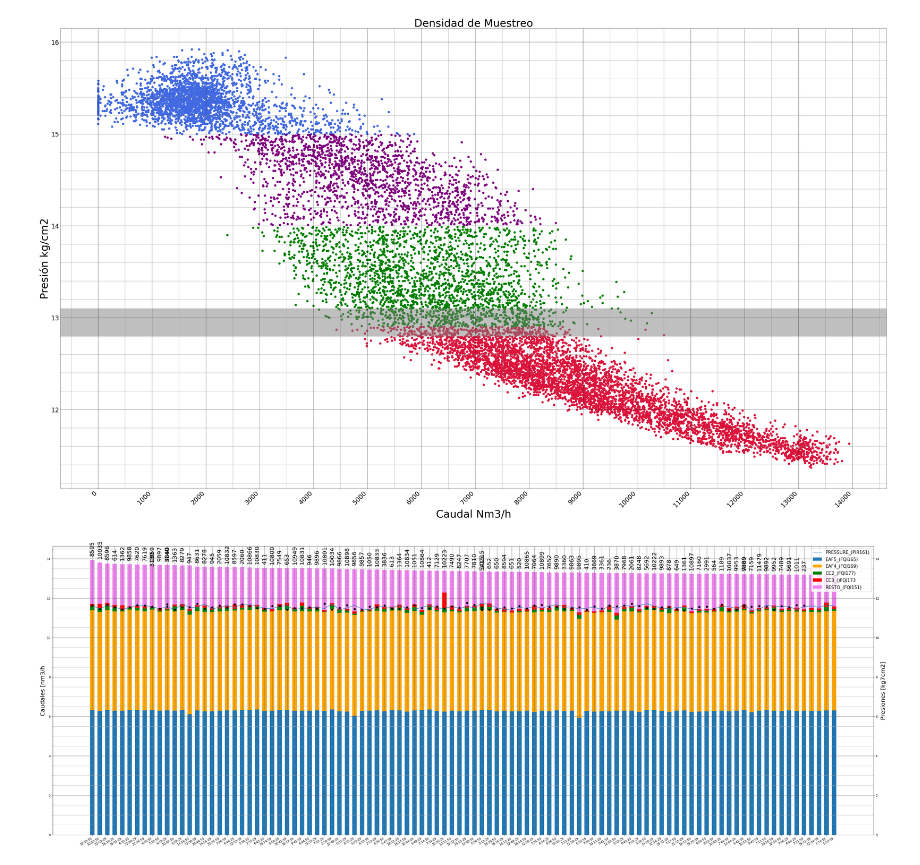
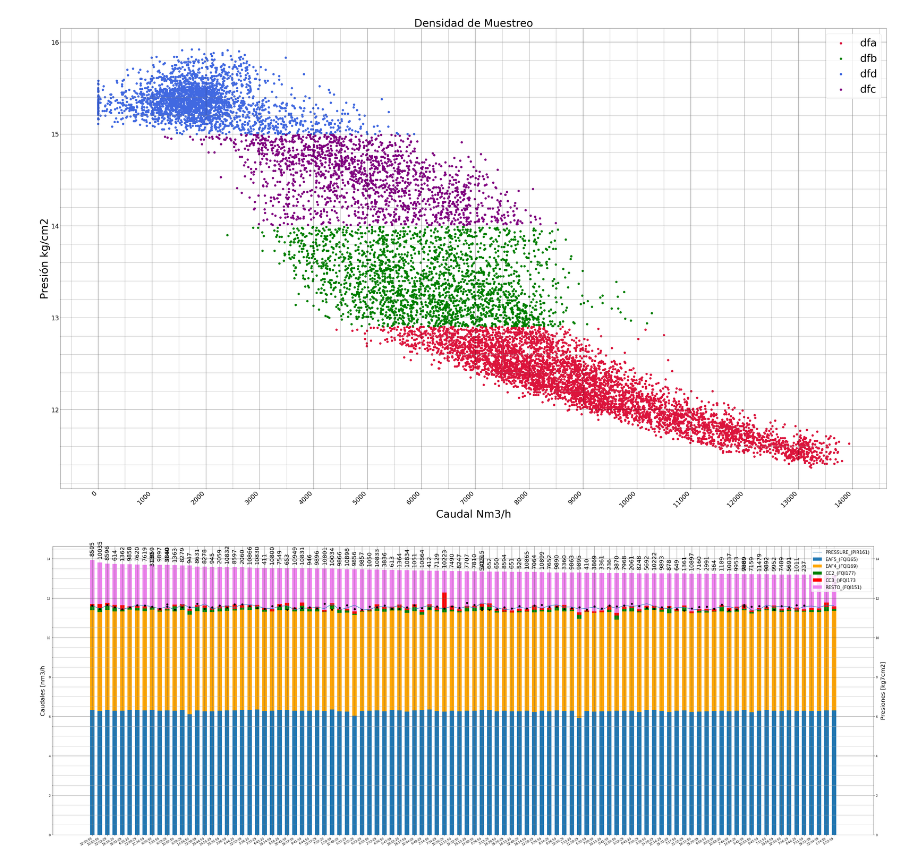
Before and after one commit to JuanCappelletti/Consteel_H06, a Jupyter notebook: ensayo.ipynb, the cells around one changed output. Cells and saved outputs as stored; diff of their text form; code cells hidden in the pictures.

```diff
--- a/ensayo.ipynb
+++ b/ensayo.ipynb
@@ -56,7 +56,7 @@ text='Caudal Nm3/h'
 text1='Presión kg/cm2'
 choice=False
 Secciones = "12.9;14;15" #@param {type:"string"}
-zoom = True #@param {type:"boolean"}
+zoom = False #@param {type:"boolean"}
 Intervalo = "12.8;13.1" #@param {type:"string"}
 
 
@@ -64,7 +64,7 @@ Rangos=np.array(np.mat(Secciones))
 Rangos1=np.array(np.mat(Intervalo))
 
 fig1, ax = plt.subplots(1, figsize=(70,40))
-labels=['dfa','dfb','dfc','dfd','dfz']
+
 #--------Muestreo color------
 dfa = dfx.loc[dfx.loc[:,InstrumentoParametro] <= Rangos[0][0]]
 dfb1= dfx.loc[dfx.loc[:,InstrumentoParametro] < Rangos[1][0]]
@@ -75,42 +75,44 @@ dfd= dfx.loc[dfx.loc[:,InstrumentoParametro] >= Rangos[2][0]]
 
 
 
-ax.scatter(dfa[x],dfa[y],color='crimson',s=100)
-ax.scatter(dfb[x],dfb[y],color='green',s=100)
-ax.scatter(dfd[x],dfd[y],color='royalblue',s=100)
-ax.scatter(dfc[x],dfc[y],color='purple',s=100)
+ax.scatter(dfa[x],dfa[y],color='crimson',s=100,label='dfa')
+ax.scatter(dfb[x],dfb[y],color='green',s=100,label='dfb')
+ax.scatter(dfd[x],dfd[y],color='royalblue',s=100,label='dfd')
+ax.scatter(dfc[x],dfc[y],color='purple',s=100,label='dfc')
 
 #------- muetra zoom---------------
 if zoom == True:
   dfz1= dfx.loc[dfx.loc[:,InstrumentoParametro] < Rangos1[1][0]]
   dfz= dfz1.loc[dfz1.loc[:,InstrumentoParametro] >= Rangos1[0][0]]
-  ax.axhspan(Rangos1[0][0],Rangos1[1][0],color='grey',alpha=0.5)
+  ax.axhspan(Rangos1[0][0],Rangos1[1][0],color='grey',alpha=0.5,label='dfz')
 
 labels = ax.get_xticklabels()
 labels1= ax.get_yticklabels()
 plt.setp(labels, rotation=45,fontsize=30, horizontalalignment='right')
 plt.setp(labels1,fontsize=30, horizontalalignment='right')
 
 ax.xaxis.set_major_locator(MultipleLocator(1000),)
 ax.xaxis.set_minor_locator(MultipleLocator(500),)
 ax.axes.grid(True, which='minor',color='grey',axis='both')
 ax.axes.grid(True, which='major',color='black',axis='both')
 
 ax.yaxis.set_minor_locator(MultipleLocator(0.2),)
 ax.set_title('Densidad de Muestreo',fontsize=50)
 
 if x== 'FQI161':
    ax.set_xlabel(text,fontsize=50)
    ax.set_ylabel(text1,fontsize=50)
 
 else :
    ax.set_xlabel(text1,fontsize=50)
    ax.set_ylabel(text,fontsize=50)
 
+ax.legend(fontsize=50)
+
 ax.autoscale_view()
 plt.show()
 # %% [output]
-[figure, old version]
+[figure, new version]
 # %%
 #@title Maximos y minimos de intervalo dado:
 nvalue = 100 #@param {type:"number"}
```
